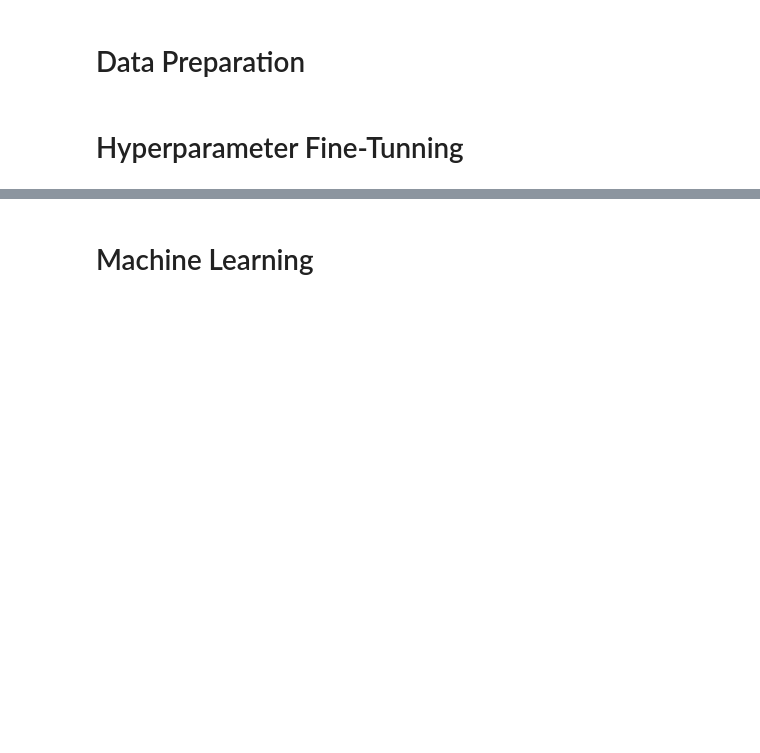
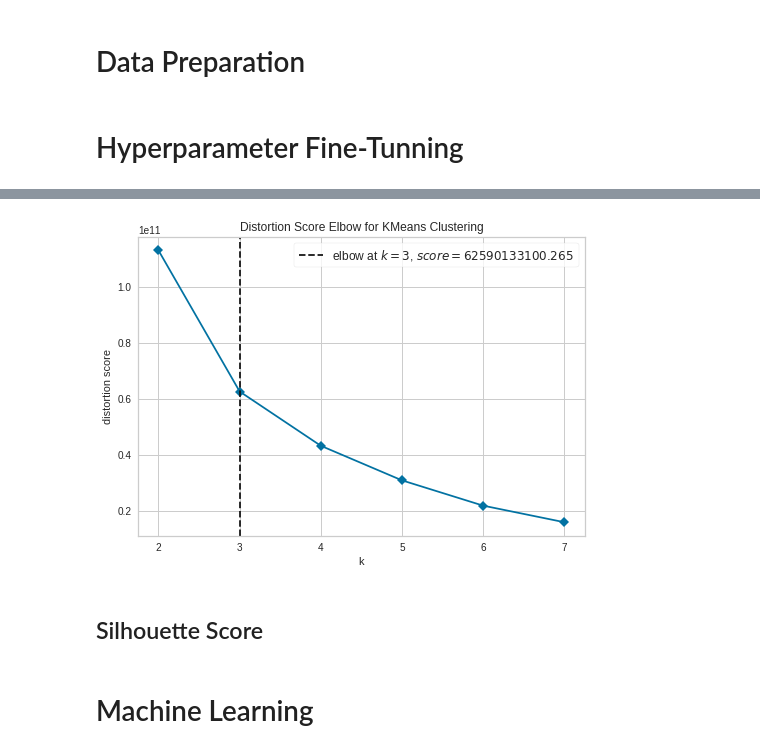
Before and after one commit to MarcosRMG/insiders_clustering, a Jupyter notebook: notebooks/insiders_clustering.ipynb, the cells around one changed output, grey strips where cells are left out. Cells and saved outputs as stored; diff of their text form; code cells hidden in the pictures; blank space fills up the shorter version.

```diff
--- a/notebooks/insiders_clustering.ipynb
+++ b/notebooks/insiders_clustering.ipynb
@@ -315,3 +348,12 @@ recency_date df2['invoice_date'].max()
+# %%
+kmeans_viz = KElbowVisualizer(estimator=KMeans(), k=clusters, timings=False)
+kmeans_viz.fit(df7)
+kmeans_viz.show()
+plt.show()
+# %% [output]
+[figure, added]
+# %% [markdown]
+## Silhouette Score
 # %% [markdown]
 # Machine Learning
 # %% [markdown]
```
Also changed, not shown: parts of 14 cells of this notebook.
